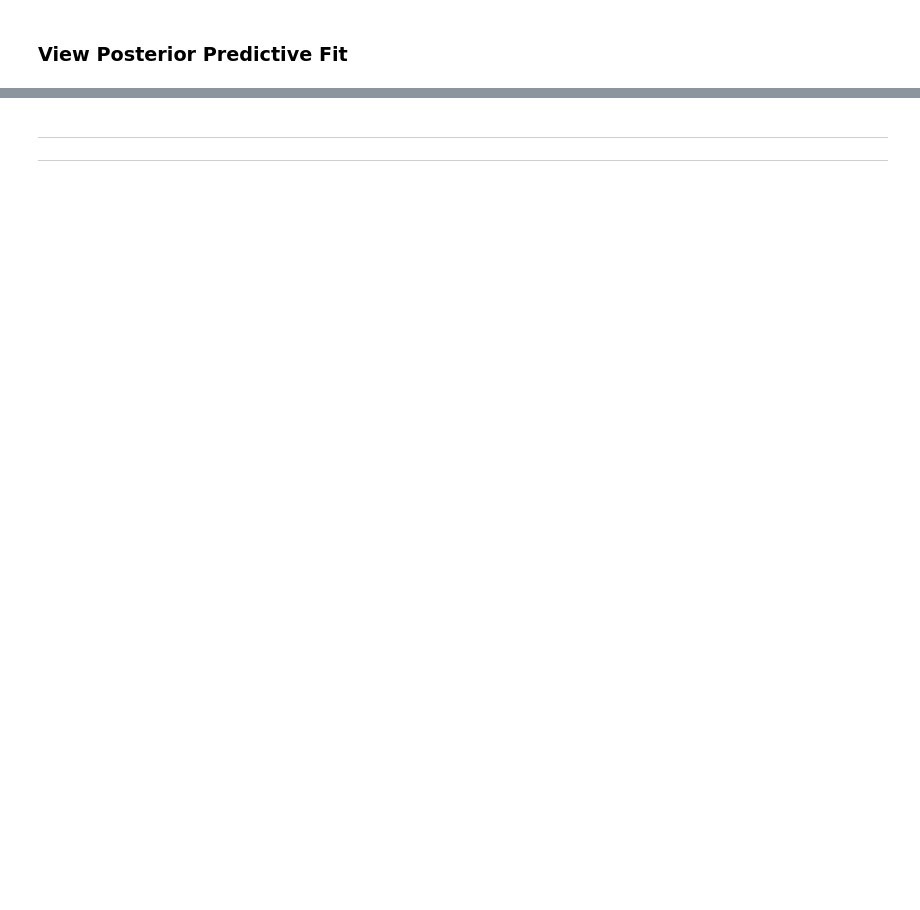
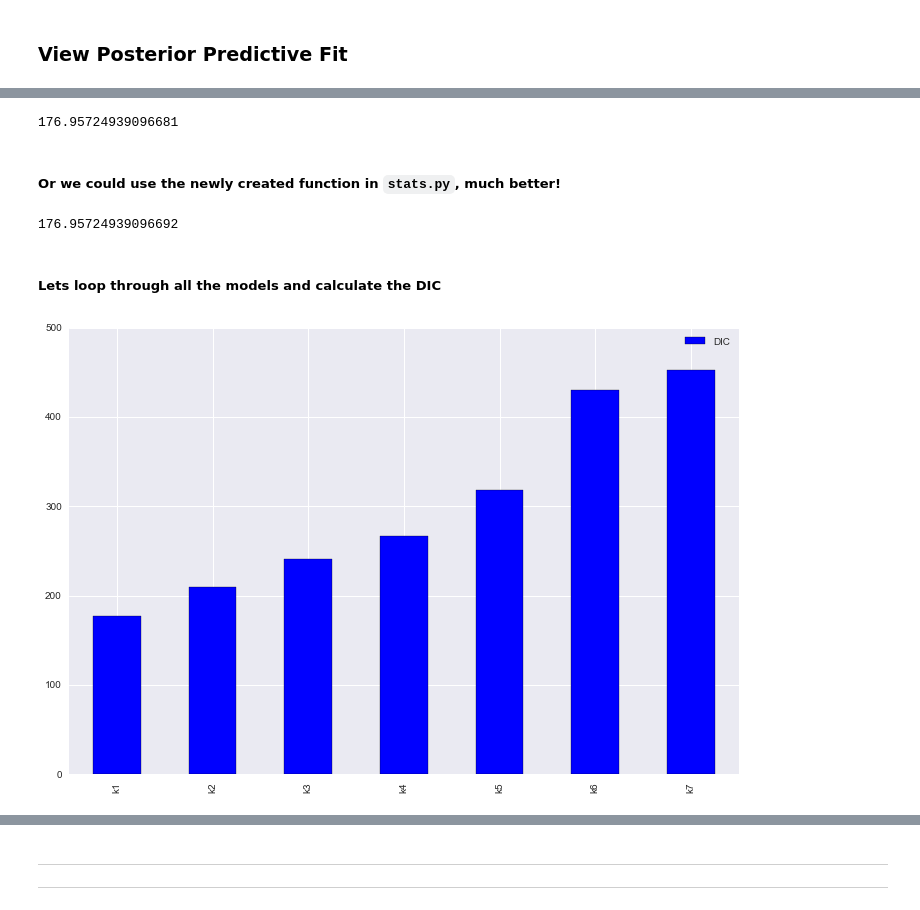
Before and after one commit to jonsedar/pymc_examples, a Jupyter notebook: GLM-model-selection.ipynb, the cells around one changed output, grey strips where cells are left out. Cells and saved outputs as stored; diff of their text form; code cells hidden in the pictures; blank space fills up the shorter version.

Commit message:
WIP updated with DIC
Included DIC calculations, next up: WAIC, and rerun using data from a
quadratic

```diff
--- a/GLM-model-selection.ipynb
+++ b/GLM-model-selection.ipynb
@@ -341,0 +386,24 @@ df['sigma_y'].plot(kind='kde')
+# %%
+dic_k1 = 2 * mean_deviance - deviance_at_mean
+dic_k1
+# %% [output]
+176.95724939096681
+# %% [markdown]
+##### Or we could use the newly created function in `stats.py`, much better!
+# %%
+pm.stats.dic(model=models['k1'], trace=traces['k1'])
+# %% [output]
+176.95724939096692
+# %% [markdown]
+##### Lets loop through all the models and calculate the DIC
+# %%
+dic_values = OrderedDict()
+for nm in models.keys():
+    dic_values[nm] = pm.stats.dic(model=models[nm], trace=traces[nm])
+
+df_dic = pd.DataFrame.from_dict(dic_values, orient='index')
+df_dic.rename(columns={0:'DIC'}, inplace=True)
+# %%
+ax = df_dic.plot(kind='bar')
+# %% [output]
+[figure, added]
```
Also changed, not shown: parts of 28 cells of this notebook, 1 other file.
